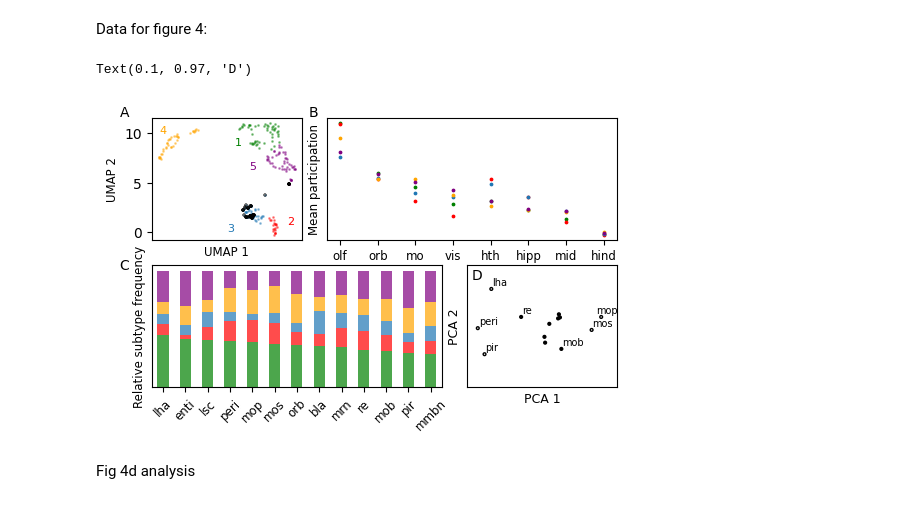
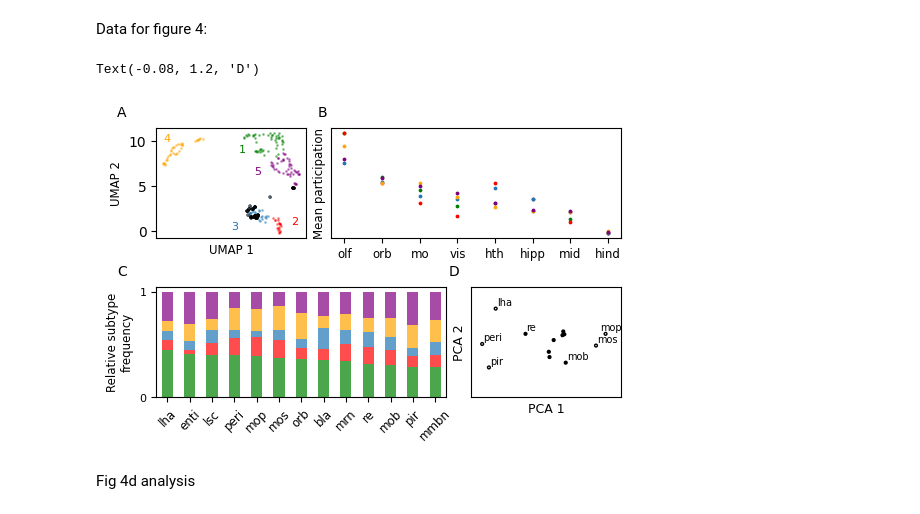
Before and after one commit to csndl-iitd/srg-tes-epilepsy-models, a Jupyter notebook: analysis/notebooks/Analyse fig_March_26.ipynb, the cells around one changed output. Saved outputs shown, nothing was run; the diff lists cells and outputs as text; code cells hidden in the pictures.

```diff
--- a/analysis/notebooks/Analyse fig_March_26.ipynb
+++ b/analysis/notebooks/Analyse fig_March_26.ipynb
@@ -901,7 +976,7 @@ D. results/figures/fig4d_data.pkl as dataframe 'bz2' compression
 Data for figure 4:
 # %%
 fig=plt.figure(figsize=(6,3.5))
-gs=gridspec.GridSpec(10,14,wspace=2.5,hspace=5) #10 rows, 14 columns
+gs=gridspec.GridSpec(11,14,wspace=2.5,hspace=5) #10 rows, 14 columns
 
 # 4A
 # plot umap of FN
@@ -948,9 +1023,9 @@ ax1.text(0.65, 0.6, "5",
 #4C
 
 # plot ratio of points in cluster to total points in cluster
-ax3=fig.add_subplot(gs[5:10,0:9])
+ax3=fig.add_subplot(gs[6:11,0:9])
 ax3.set_xticks([])
-ax3.set_yticks([])
+# ax3.set_yticks([])
 data_b=reader.data_read_bz2('results/figures/fig4b_data.pkl')
 # reorder columns in ascending order of centrality
 # des_order=network_asc.copy()
@@ -966,8 +1041,9 @@ ax3.legend().set_visible(False)
 # set xlabels
 ax3.set_xticklabels(data_b.index, fontsize=8.5,rotation=45)
 # set y label
-ax3.set_ylabel('Relative subtype frequency', fontsize=8.5)
-
+ax3.set_ylabel('Relative subtype\nfrequency', fontsize=8.5)
+ymin,ymax=ax3.get_ylim()
+ax3.set_yticks([0,1])
 
 
 #4B
@@ -995,7 +1071,7 @@ ax2.set_ylabel('Mean participation',fontsize=8.5)
 
 
 #4D
-ax4=fig.add_subplot(gs[5:10,9:14])
+ax4=fig.add_subplot(gs[6:11,9:14])
 ax4.set_xticks([])
 ax4.set_yticks([])
 # read data
@@ -1015,40 +1091,39 @@ ax4.scatter(clu_tf_pca[:,0], clu_tf_pca[:,1],
             c=[colors_bw[i] for i in clus_pl],
             s=4, edgecolors='black')
 
 for i, label in enumerate(nw_lbl):
     if label=='lsc' or label=='mrn' or label=='fn' or label == 'orb' or label=='enti' or label=='bla':
         continue
     elif label=='mop':
         ax4.text(clu_tf_pca[i,0]-0.1, clu_tf_pca[i,1]+0.08, label, fontsize=7)
 
     else:
         ax4.text(clu_tf_pca[i,0]+0.02, clu_tf_pca[i,1]+0.08, label, fontsize=7)
 ax4.set_xlim(-1.5,1.5)
 ax4.set_ylim(-1.5,1.5)
 ax4.set_xlabel('PCA 1',fontsize=9)
 ax4.set_ylabel('PCA 2',fontsize=9)
 
 
 #panel A
-ax1.text(-0.15, 1.1, "A", transform=ax1.transAxes,
+ax1.text(-0.2, 1.2, "A", transform=ax1.transAxes,
          fontsize=10, va="top", ha="right")
 
 
 
 # Panel B
-ax2.text(-0.03, 1.1, "B", transform=ax2.transAxes,
+ax2.text(-0.015, 1.2, "B", transform=ax2.transAxes,
          fontsize=10, va="top", ha="right")
 
 # Panel C
-ax3.text(-0.08, 1.05, "C", transform=ax3.transAxes,
-         fontsize=10, va="top", ha="right")
+ax3.text(-0.1, 1.2, "C", transform=ax3.transAxes,fontsize=10, va="top", ha="right")
 
 #panel D
-ax4.text(0.1, 0.97, "D", transform=ax4.transAxes,
+ax4.text(-0.08, 1.2, "D", transform=ax4.transAxes,
          fontsize=10, va="top", ha="right")
 # %% [output]
-Text(0.1, 0.97, 'D')
+Text(-0.08, 1.2, 'D')
-[figure, old version]
+[figure, new version]
 # %% [markdown]
 Fig 4d analysis
 # %% [markdown]
```
Also changed, not shown: parts of 6 cells of this notebook, 3 other files.
